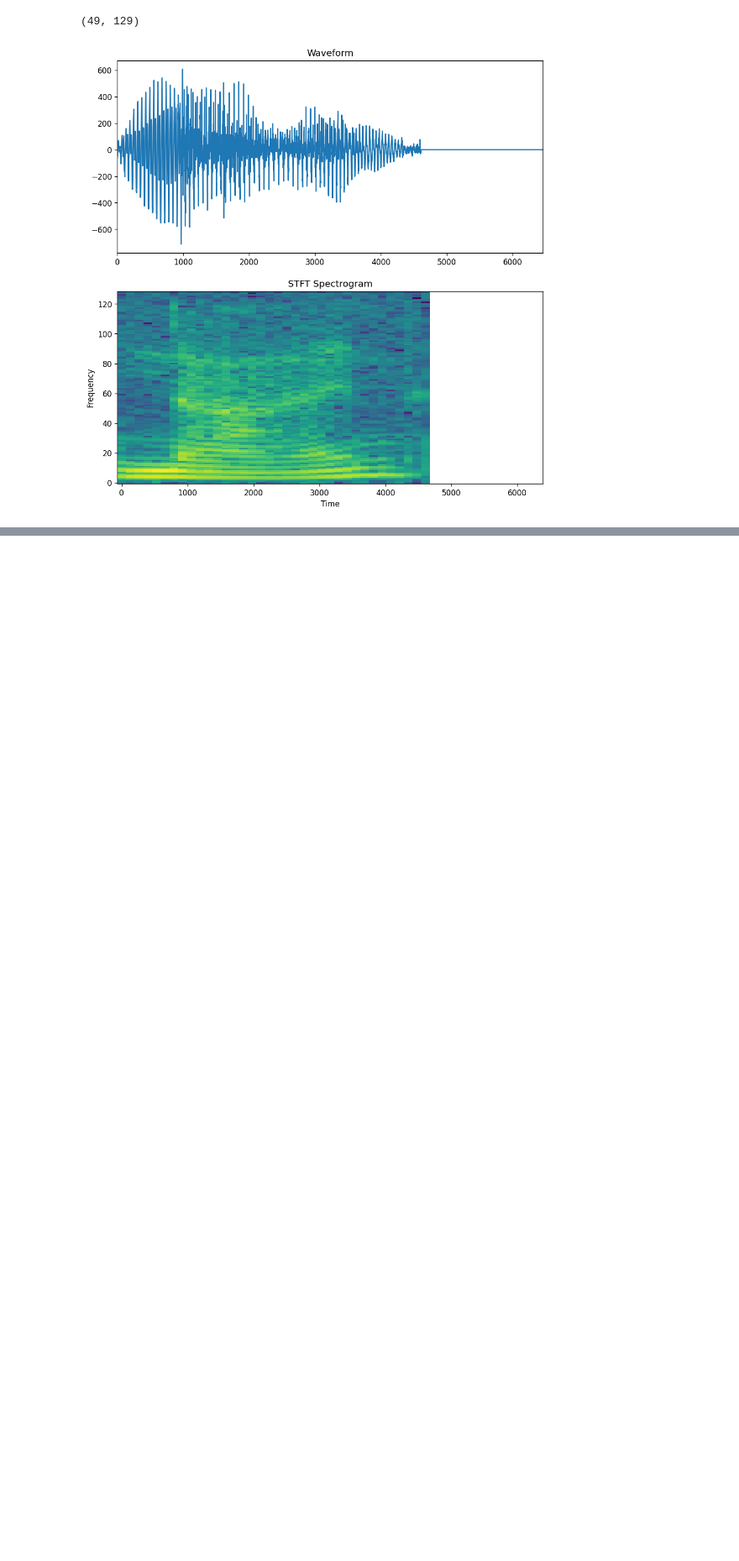
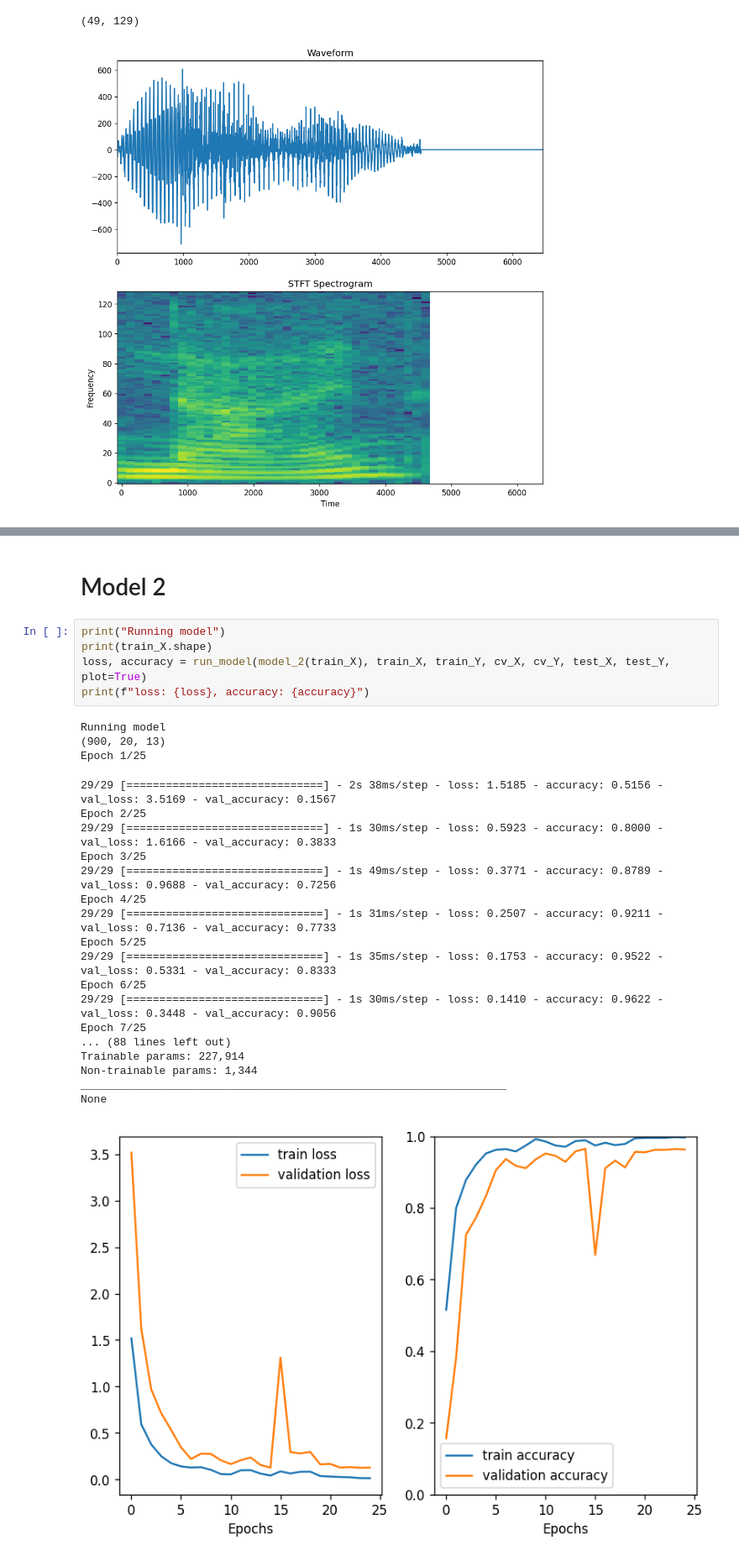
Before and after one commit to v1centebarros/lei-taa-2, a Jupyter notebook: loadData.ipynb, the cells around one changed output, grey strips where cells are left out. Shown at 84% size. Saved outputs shown, nothing was run; the diff lists cells and outputs as text; blank space fills up the shorter version.

```diff
--- a/loadData.ipynb
+++ b/loadData.ipynb
@@ -273,0 +388,29 @@ plot_spectrogram(spectrogram, axes[1])
+# %% [markdown]
+# Model 2
+# %%
+print("Running model")
+print(train_X.shape)
+loss, accuracy = run_model(model_2(train_X), train_X, train_Y, cv_X, cv_Y, test_X, test_Y, plot=True)
+print(f"loss: {loss}, accuracy: {accuracy}")
+# %% [output]
+Running model
+(900, 20, 13)
+Epoch 1/25
+29/29 [==============================] - 2s 38ms/step - loss: 1.5185 - accuracy: 0.5156 - val_loss: 3.5169 - val_accuracy: 0.1567
+Epoch 2/25
+29/29 [==============================] - 1s 30ms/step - loss: 0.5923 - accuracy: 0.8000 - val_loss: 1.6166 - val_accuracy: 0.3833
+Epoch 3/25
+29/29 [==============================] - 1s 49ms/step - loss: 0.3771 - accuracy: 0.8789 - val_loss: 0.9688 - val_accuracy: 0.7256
+Epoch 4/25
+29/29 [==============================] - 1s 31ms/step - loss: 0.2507 - accuracy: 0.9211 - val_loss: 0.7136 - val_accuracy: 0.7733
+Epoch 5/25
+29/29 [==============================] - 1s 35ms/step - loss: 0.1753 - accuracy: 0.9522 - val_loss: 0.5331 - val_accuracy: 0.8333
+Epoch 6/25
+29/29 [==============================] - 1s 30ms/step - loss: 0.1410 - accuracy: 0.9622 - val_loss: 0.3448 - val_accuracy: 0.9056
+Epoch 7/25
+... (88 lines left out)
+Trainable params: 227,914
+Non-trainable params: 1,344
+_________________________________________________________________
+None
+[figure, added]
```
Also changed, not shown: parts of 17 cells of this notebook.
